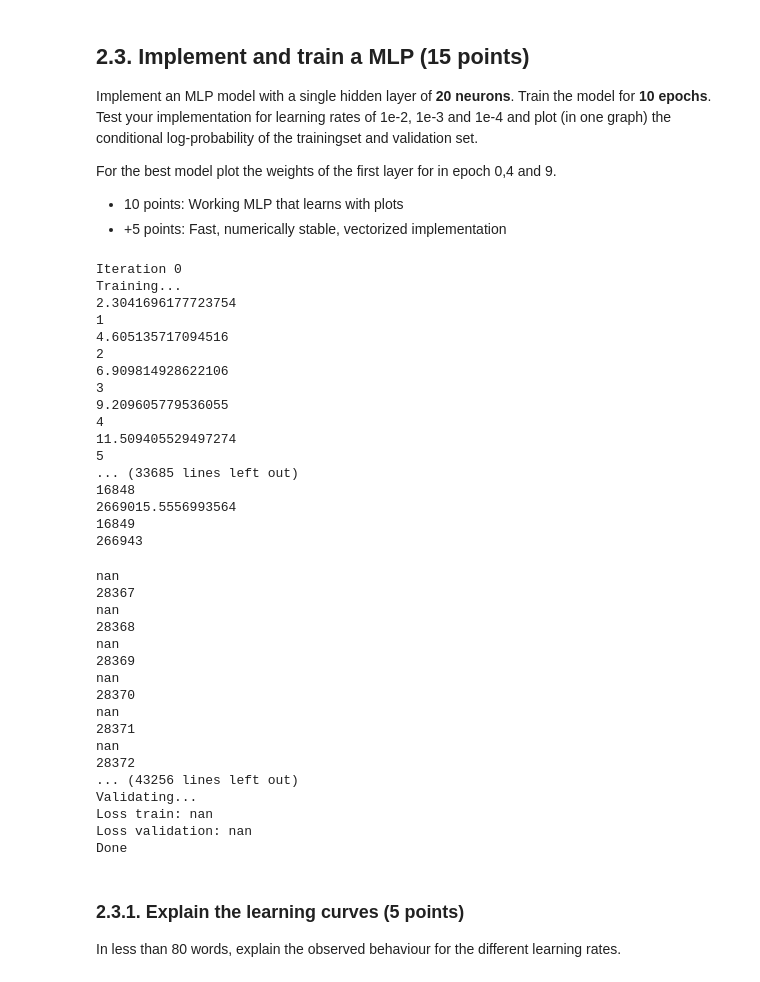
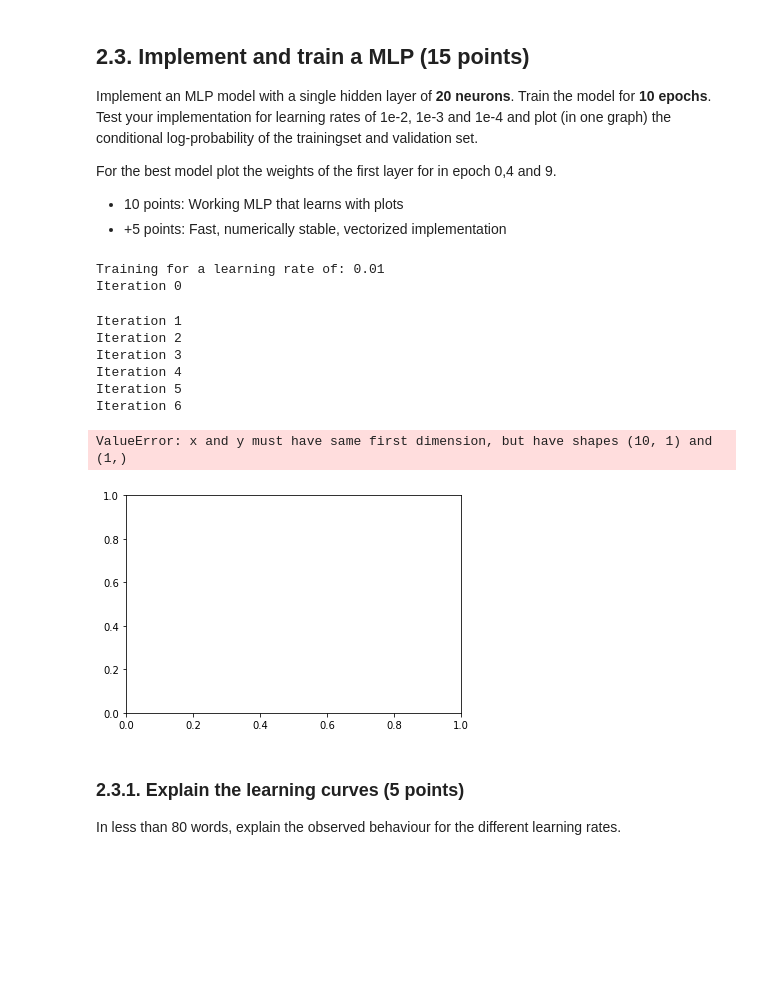
Before and after one commit to woutster/ml1, a Jupyter notebook: 10749586_12385913_lab2.ipynb, the cells around one changed output. Saved outputs shown, nothing was run; the diff lists cells and outputs as text; code cells hidden in the pictures; blank space fills up the shorter version.

```diff
--- a/10749586_12385913_lab2.ipynb
+++ b/10749586_12385913_lab2.ipynb
@@ -780,48 +778,30 @@ a = np.zeros(shape=(1, N))
 b = np.zeros(shape=(1, O))
 
 loss_train_2, loss_valid_2 = mlp(x_train, t_train, x_valid, t_valid, V, a, W, b, learning_rate=1e-2)
-# loss_train_3, loss_valid_3 = mlp(x_train, t_train, x_valid, t_valid, V, a, W, b, learning_rate=1e-3)
-# loss_train_4, loss_valid_4 = mlp(x_train, t_train, x_valid, t_valid, V, a, W, b, learning_rate=1e-4)
+loss_train_3, loss_valid_3 = mlp(x_train, t_train, x_valid, t_valid, V, a, W, b, learning_rate=1e-3)
+loss_train_4, loss_valid_4 = mlp(x_train, t_train, x_valid, t_valid, V, a, W, b, learning_rate=1e-4)
 # %% [output]
+Training for a learning rate of: 0.01
 Iteration 0
-Training...
-2.3041696177723754
-1
-4.605135717094516
-2
-6.909814928622106
-3
-9.209605779536055
-4
-11.509405529497274
-5
-... (33685 lines left out)
-16848
-2669015.5556993564
-16849
-266943
-nan
-28367
-nan
-28368
-nan
-28369
-nan
-28370
-nan
-28371
-nan
-28372
-... (43256 lines left out)
-Validating...
-Loss train: nan
-Loss validation: nan
-Done
+Iteration 1
+Iteration 2
+Iteration 3
+Iteration 4
+Iteration 5
+Iteration 6
 # %%
 # plot the train and validation logp for all three learning rates in one figure
-
+num_epochs = 10
 # YOUR CODE HERE
-raise NotImplementedError()
+plt.plot(loss_train_2, num_epochs)
+plt.plot(loss_valid_2, num_epochs)
+plt.plot(loss_train_3, num_epochs)
+plt.plot(loss_valid_3, num_epochs)
+plt.plot(loss_train_4, num_epochs)
+plt.plot(loss_valid_4, num_epochs)
+# %% [output]
+ValueError: x and y must have same first dimension, but have shapes (10, 1) and (1,)
+[figure, added]
 # %% [markdown]
 ### 2.3.1. Explain the learning curves (5 points)
 In less than 80 words, explain the observed behaviour for the different learning rates.
```
Also changed, not shown: parts of 13 cells of this notebook.
